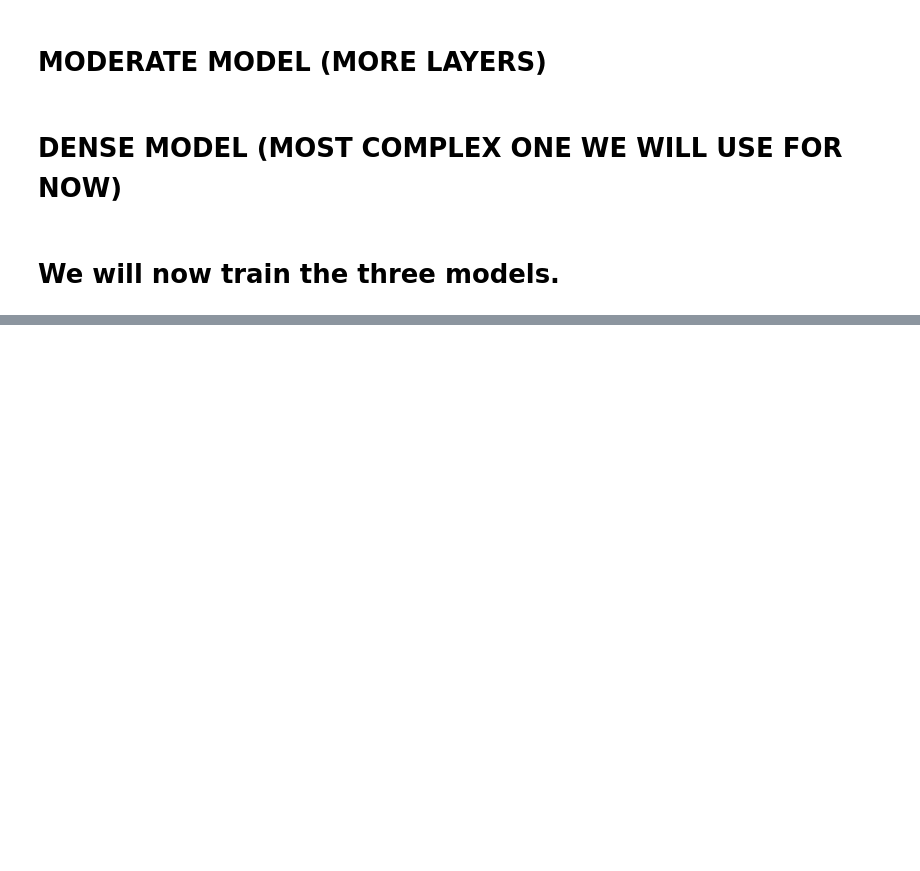
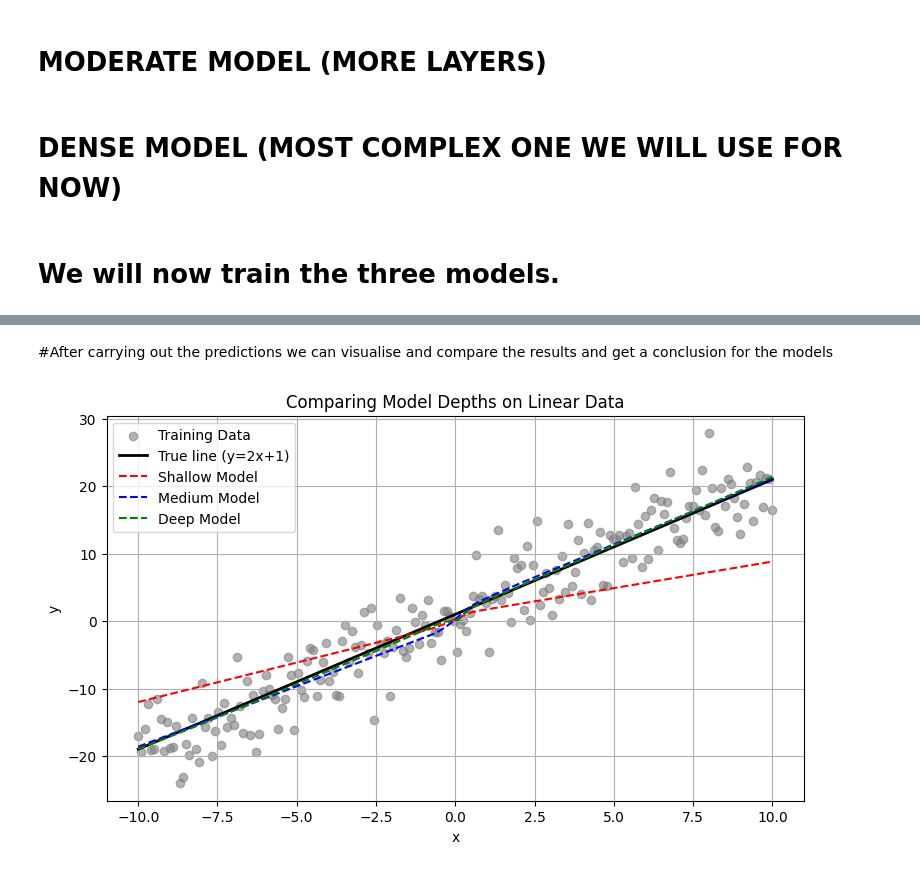
Before and after one commit to Storm00212/Introduction-to-machine-learning-models, a Jupyter notebook: A_slightly_more_complex_neural_network_showing_the_effect_of_layers_in_a_neural_network,data_splitting_and_data_cleanup.ipynb, the cells around one changed output, grey strips where cells are left out. Saved outputs shown, nothing was run; the diff lists cells and outputs as text; code cells hidden in the pictures; blank space fills up the shorter version.

```diff
--- a/A_slightly_more_complex_neural_network_showing_the_effect_of_layers_in_a_neural_network,data_splitting_and_data_cleanup.ipynb
+++ b/A_slightly_more_complex_neural_network_showing_the_effect_of_layers_in_a_neural_network,data_splitting_and_data_cleanup.ipynb
@@ -113,0 +134,5 @@ deep_history = deep_model.fit(x_train, y_train, epochs=100, validation_split=0.2
+# %%
+x_line = np.linspace(-10, 10, 100).reshape(-1, 1)
+y_pred_shallow = shallow_model.predict(x_line)
+y_pred_medium = medium_model.predict(x_line)
+y_pred_deep = deep_model.predict(x_line)
@@ -113,0 +143,18 @@ deep_history = deep_model.fit(x_train, y_train, epochs=100, validation_split=0.2
+# %% [markdown]
+
+#After carrying out the predictions we can visualise and compare the results and get a conclusion for the models
+# %%
+plt.figure(figsize=(9,5))
+plt.scatter(x, y, color='gray', alpha=0.6, label='Training Data')  # Actual points
+plt.plot(x_line, 2 * x_line + 1, label='True line (y=2x+1)', color='black', linewidth=2)
+plt.plot(x_line, y_pred_shallow, label='Shallow Model', color='red', linestyle='--')
+plt.plot(x_line, y_pred_medium, label='Medium Model', color='blue', linestyle='--')
+plt.plot(x_line, y_pred_deep, label='Deep Model', color='green', linestyle='--')
+plt.title("Comparing Model Depths on Linear Data")
+plt.xlabel("x")
+plt.ylabel("y")
+plt.legend()
+plt.grid(True)
+plt.show()
+# %% [output]
+[figure, added]
```
Also changed, not shown: parts of 5 cells of this notebook.
